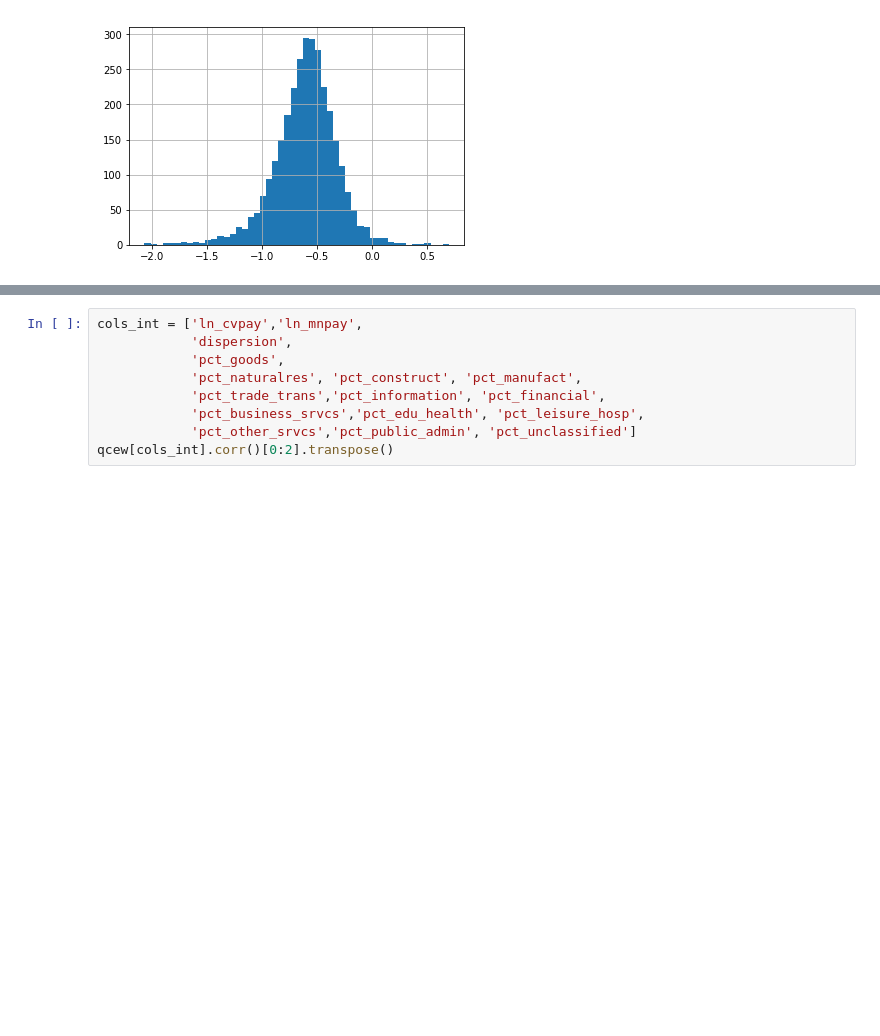
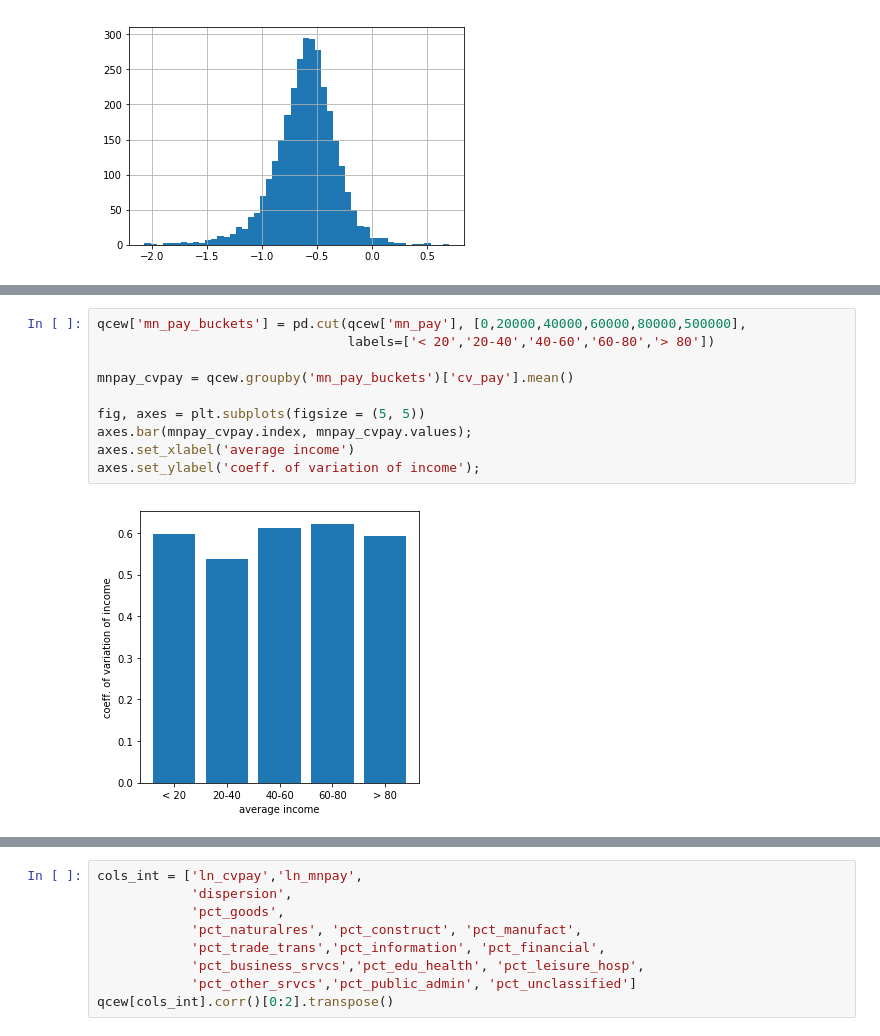
Before and after one commit to ewdowiak/qcew_income-inequality, a Jupyter notebook: 02_qcew2019_analysis.ipynb, the cells around one changed output, grey strips where cells are left out. Drawn from its saved outputs; the diff is of its cells as text; blank space fills up the shorter version.

```diff
--- a/02_qcew2019_analysis.ipynb
+++ b/02_qcew2019_analysis.ipynb
@@ -138,0 +139,12 @@ qcew['ln_cvpay'].hist(bins=50);
+# %%
+qcew['mn_pay_buckets'] = pd.cut(qcew['mn_pay'], [0,20000,40000,60000,80000,500000],
+                                labels=['< 20','20-40','40-60','60-80','> 80'])
+
+mnpay_cvpay = qcew.groupby('mn_pay_buckets')['cv_pay'].mean()
+
+fig, axes = plt.subplots(figsize = (5, 5))
+axes.bar(mnpay_cvpay.index, mnpay_cvpay.values);
+axes.set_xlabel('average income')
+axes.set_ylabel('coeff. of variation of income');
+# %% [output]
+[figure, added]
```
Also changed, not shown: parts of 22 cells of this notebook.
